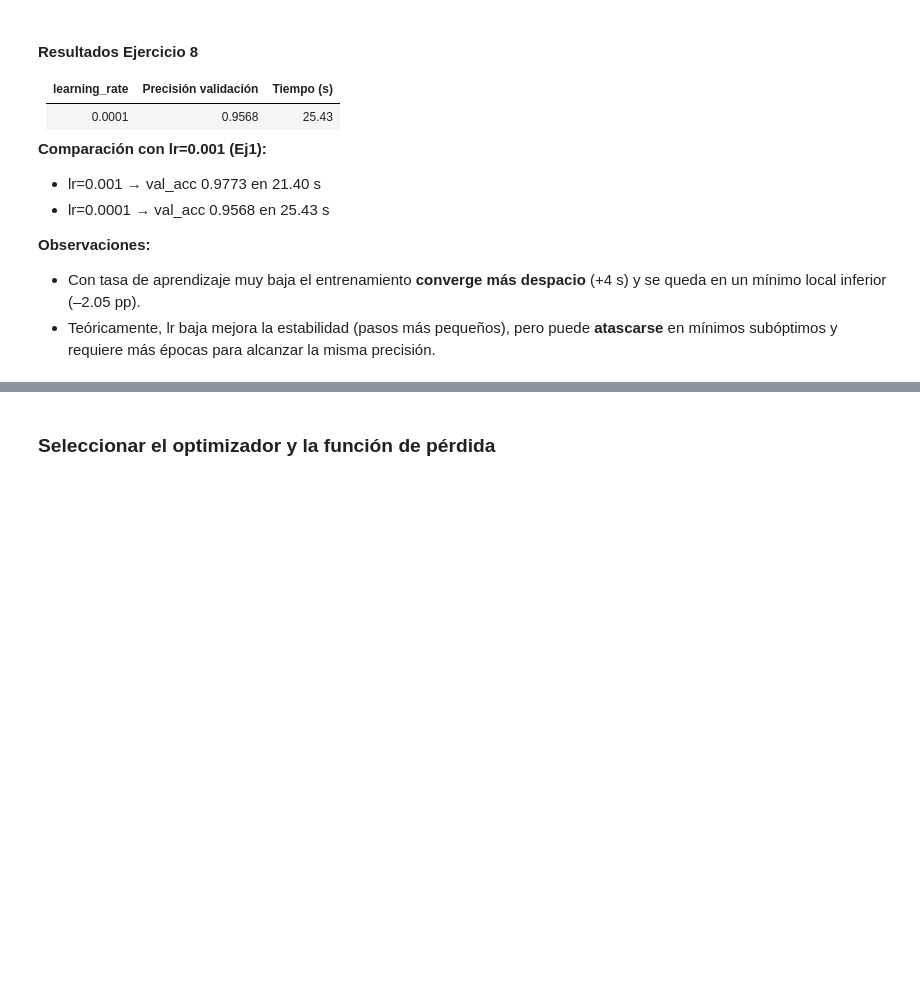
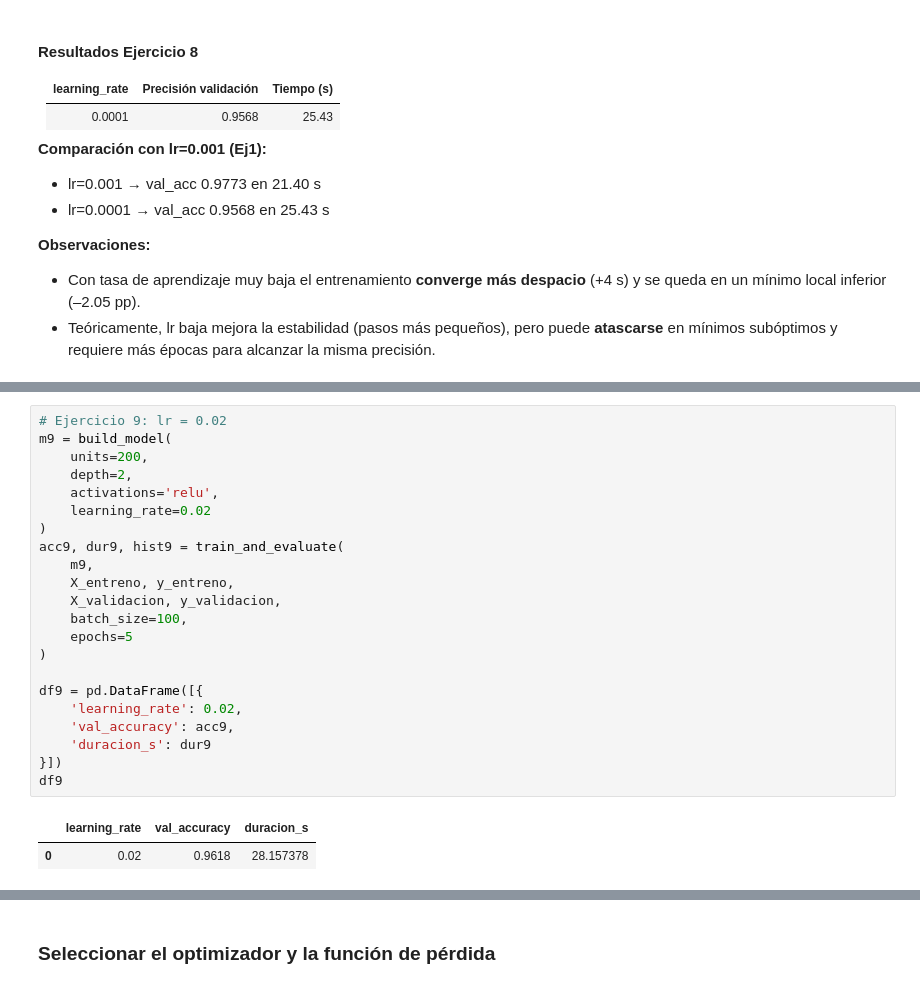
Before and after one commit to Andyfer004/Lab2-DS, a Jupyter notebook: TensorFlow_MNIST_TF2_12+.ipynb, the cells around one changed output, grey strips where cells are left out. Cells and saved outputs as stored; diff of their text form; blank space fills up the shorter version.

```diff
--- a/TensorFlow_MNIST_TF2_12+.ipynb
+++ b/TensorFlow_MNIST_TF2_12+.ipynb
@@ -589,0 +594,25 @@ df8
+# %%
+# Ejercicio 9: lr = 0.02
+m9 = build_model(
+    units=200,
+    depth=2,
+    activations='relu',
+    learning_rate=0.02
+)
+acc9, dur9, hist9 = train_and_evaluate(
+    m9,
+    X_entreno, y_entreno,
+    X_validacion, y_validacion,
+    batch_size=100,
+    epochs=5
+)
+
+df9 = pd.DataFrame([{
+    'learning_rate': 0.02,
+    'val_accuracy': acc9,
+    'duracion_s': dur9
+}])
+df9
+# %% [output]
+|  | learning_rate | val_accuracy | duracion_s |
+| 0 | 0.02 | 0.9618 | 28.157378 |
```
Also changed, not shown: parts of 13 cells of this notebook, 2 other files.
